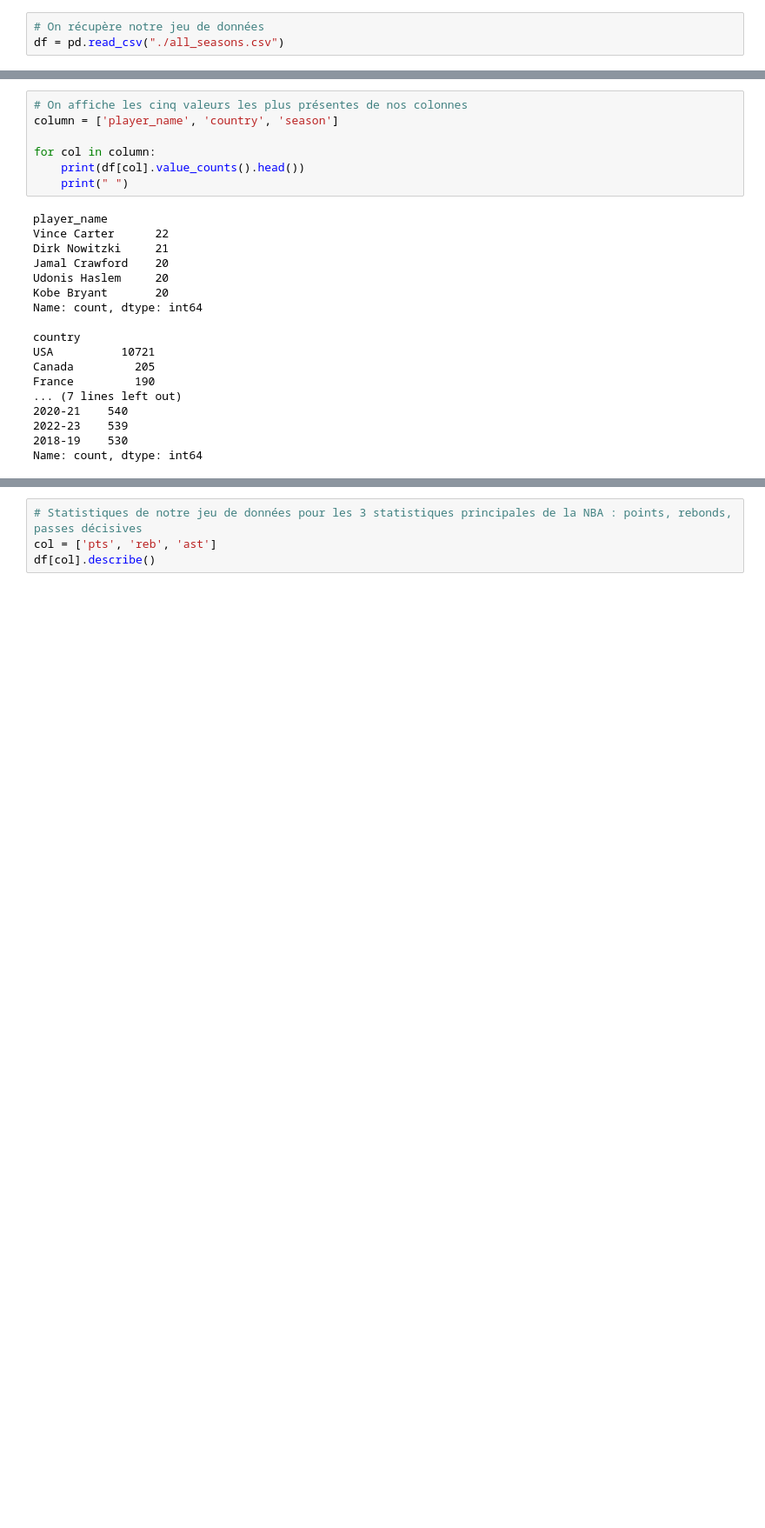
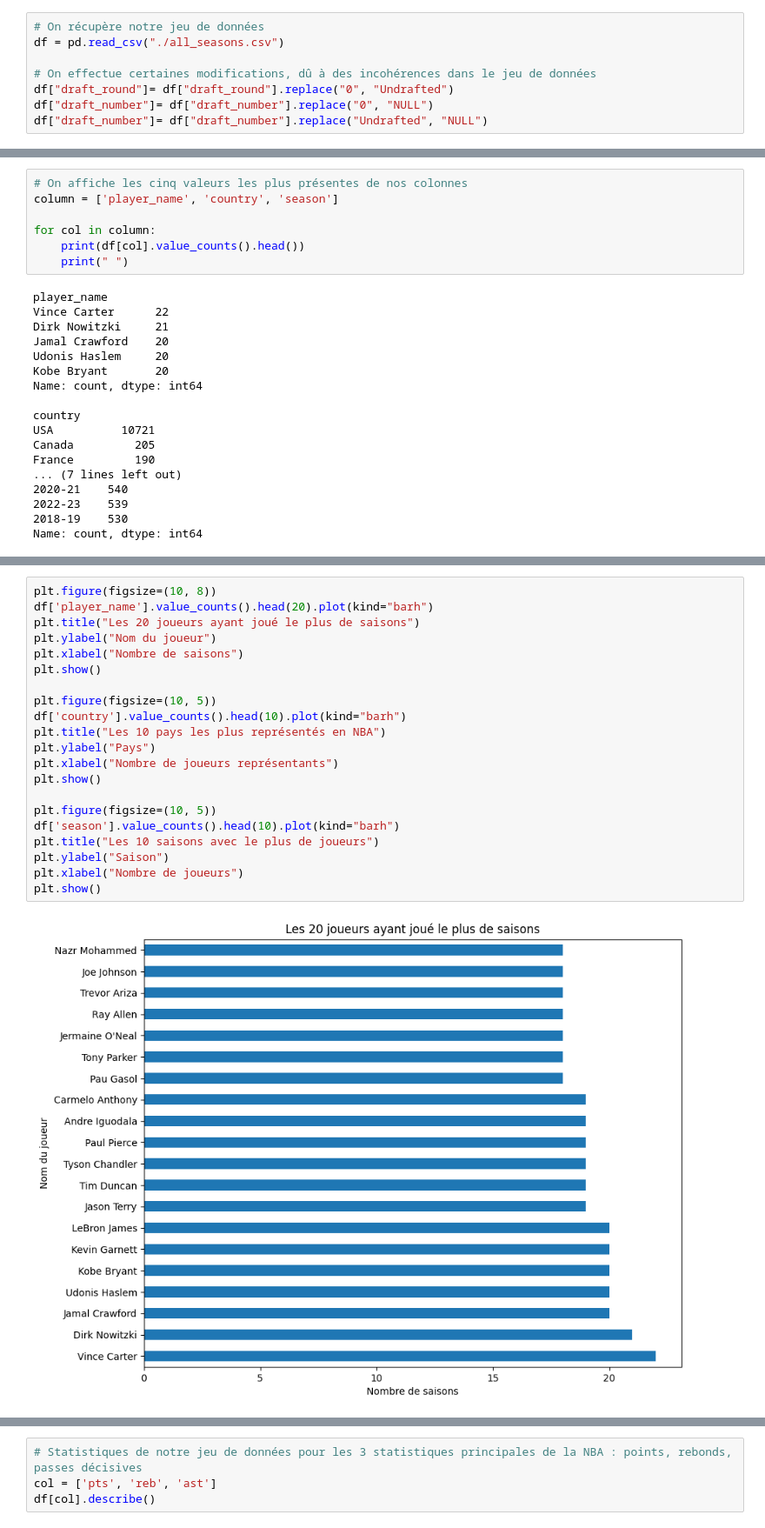
Before and after one commit to TAMINE-CYRIL/NBAStats, a Jupyter notebook: notebook.ipynb, the cells around one changed output, grey strips where cells are left out. Shown: that part at 87% size. Drawn from its saved outputs; the diff is of its cells as text; blank space fills up the shorter version.

Commit message:
Ajouts de graphiques avec Matplotlib et Pandas.

```diff
--- a/notebook.ipynb
+++ b/notebook.ipynb
@@ -10,4 +10,9 @@ import matplotlib.pyplot as plt
 # %%
 # On récupère notre jeu de données
 df = pd.read_csv("./all_seasons.csv")
+
+# On effectue certaines modifications, dû à des incohérences dans le jeu de données
+df["draft_round"]= df["draft_round"].replace("0", "Undrafted")
+df["draft_number"]= df["draft_number"].replace("0", "NULL")
+df["draft_number"]= df["draft_number"].replace("Undrafted", "NULL")
 # %% [markdown]
@@ -119,0 +129,23 @@ Pour chaque colonne, voici l'analyse et la conclusion que nous pouvons en tirer
+# %%
+plt.figure(figsize=(10, 8))
+df['player_name'].value_counts().head(20).plot(kind="barh")
+plt.title("Les 20 joueurs ayant joué le plus de saisons")
+plt.ylabel("Nom du joueur")
+plt.xlabel("Nombre de saisons")
+plt.show()
+
+plt.figure(figsize=(10, 5))
+df['country'].value_counts().head(10).plot(kind="barh")
+plt.title("Les 10 pays les plus représentés en NBA")
+plt.ylabel("Pays")
+plt.xlabel("Nombre de joueurs représentants")
+plt.show()
+
+plt.figure(figsize=(10, 5))
+df['season'].value_counts().head(10).plot(kind="barh")
+plt.title("Les 10 saisons avec le plus de joueurs")
+plt.ylabel("Saison")
+plt.xlabel("Nombre de joueurs")
+plt.show()
+# %% [output]
+[figure, added]
```
Also changed, not shown: parts of 14 cells of this notebook.
